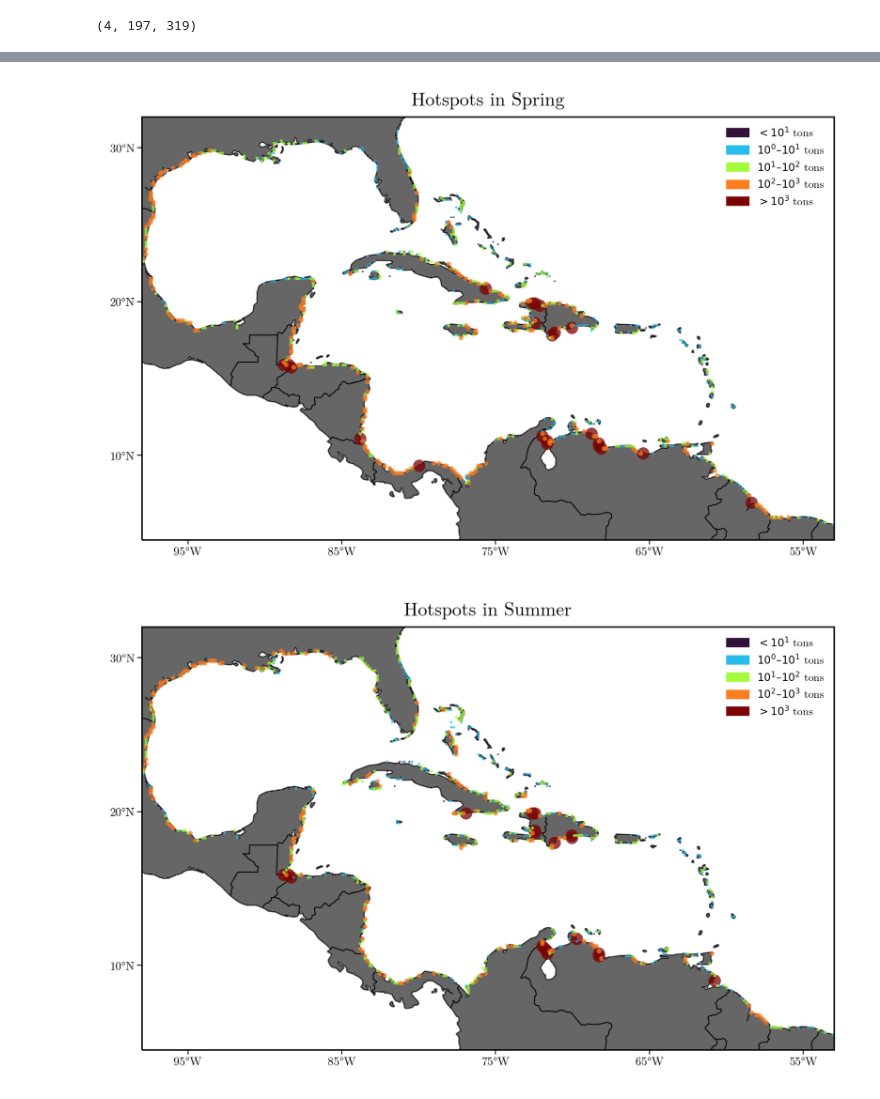
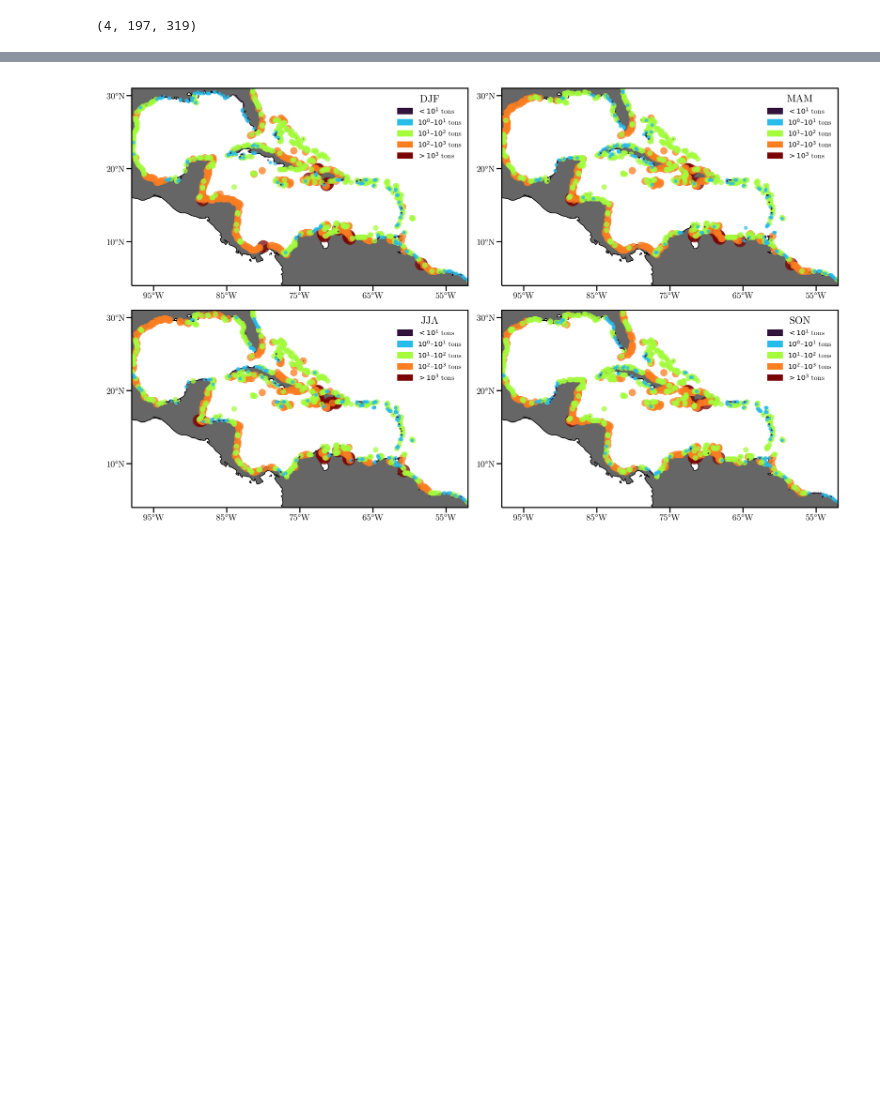
Before and after one commit to philippemiron/marine-litter-caribbean, a Jupyter notebook: notebooks/hotspots.ipynb, the cells around one changed output, grey strips where cells are left out. Cells and saved outputs as stored; diff of their text form; code cells hidden in the pictures; blank space fills up the shorter version.

```diff
--- a/notebooks/hotspots.ipynb
+++ b/notebooks/hotspots.ipynb
@@ -42,0 +169,3 @@ plt.rcParams["ytick.labelsize"] = 6
+# %%
+i = 10
+beachings.identify_beaching_c1(d[i], threshold_distance, period)
@@ -207,6 +482,6 @@ display(ds)
 # %%
 # plot
-ds = pd.read_csv('beachings_c1.csv', delimiter=', ', parse_dates=['release'])
+ds = pd.read_csv('beachings_c3.csv', delimiter=', ', parse_dates=['release'])
 ds['beached'] = [ds.release[i] + timedelta(days=int(ds.days.values[i])) for i in range(0, len(ds))]
 ds['season'] = [season(d) for d in ds.beached]
 # %%
@@ -292,7 +567,7 @@ np.max(beached_mass)
 # %%
 def radius(mass):
     categories = np.array([0, 10, 100, 1000, 10000, 100000])
-    size = np.array([0.3, 0.4, 0.5, 0.75, 1.5, 5])/5
+    size = np.array([0.75, 1.0, 2.0, 3.0, 4.0, 7.0])/8
     arg = np.array([np.argmin(np.abs(m-categories)) for m in mass])
     return arg+0.5, size[arg]
 # %%
@@ -386,66 +645,58 @@ array([32738.392, 27511.46 , 21138.43 , 23454.938])
 # %%
-seasons = ['Spring', 'Summer', 'Fall', 'Winter']
+seasons = ['DJF', 'MAM', 'JJA', 'SON']
 
 def radius_season(mass):
     categories = np.array([0, 10, 100, 1000, 10000])
-    size = np.array([0.3, 0.4, 0.5, 0.75, 2])/5
+    size = np.array([1.0, 2.0, 3.0, 4.0, 7.0])/8
     arg = np.array([np.argmin(np.abs(m-categories)) for m in mass])
     return arg+0.5, size[arg]
 # %%
-for s in [0,1,2,3]:
-    fig = plt.figure(dpi=300, figsize=(8,4))
-    ax = fig.add_subplot(1, 1, 1, projection=ccrs.PlateCarree(), aspect='equal')
+colors = []
+scaled_mass = []
 
-    ax.add_feature(cfeature.LAND, facecolor='0.4', zorder=1)
-    ax.add_feature(cfeature.COASTLINE, linewidth=0.25, zorder=1)
-    ax.add_feature(cfeature.BORDERS, linewidth=0.5, zorder=1)
+fig = plt.figure(dpi=300, figsize=(fs[0],0.6*fs[0]))
+axes = create_axis(fig, 2, 2, proj=ccrs.PlateCarree())
+
+for s, ax in enumerate(axes):
+    geo_map(ax)
 
     #a = ax.scatter(plon[nnz[1]], plat[nnz[0]],
     #           s=np.exp(beached_mass[nnz]/(0.20*np.nanmax(beached_mass))),
     #          c=beached_mass[nnz], lw=2, marker='o',
     #          )
 
     #nnz = np.where(beached_mass)
     #colors, scaled_mass = radius(beached_mass[nnz])
     nnz = np.where(coastal_beached_mass_seasons[s])
-    colors, scaled_mass = radius_season(coastal_beached_mass_seasons[s][nnz])
+    colors_s, scaled_mass_s = radius_season(coastal_beached_mass_seasons[s][nnz])
+
+    # list
+    colors.append(colors_s)
+    scaled_mass.append(scaled_mass_s)
 
     patches = []
-    for x1, y1, r in sorted(zip(plon[nnz[1]], plat[nnz[0]], scaled_mass), key = lambda x: x[2], reverse=True):
+    for x1, y1, r in sorted(zip(plon[nnz[1]], plat[nnz[0]], scaled_mass_s), key = lambda x: x[2], reverse=True):
         circle = Circle((x1, y1), r)
         #circle = Wedge((x1, y1), r, 0, 360, width=0.1)
         patches.append(circle)
 
-    cmap = plt.cm.turbo
+    cmap_name = plt.cm.turbo
 
     p = PatchCollection(patches, alpha=0.75, cmap=cmap_name)
-    p.set_array(sorted(colors, reverse=True))
-    p.set_clim([np.min(colors), np.max(colors)])
+    p.set_array(sorted(colors_s, reverse=True))
+    p.set_clim([np.min(colors_s), np.max(colors_s)])
     ax.add_collection(p)
 
-    ax.set_xlim([-98, -53])
-    ax.set_ylim([4.5, 32])
-    ax.set_xticks([-95, -85,-75,-65,-55], crs=ccrs.PlateCarree())
-    ax.set_yticks([10,20,30], crs=ccrs.PlateCarree())
-
-    #ax.set_xlim([-86, -85])
-    #ax.set_ylim([29, 31])
-
-    ax.xaxis.set_major_formatter(LongitudeFormatter())
-    ax.yaxis.set_major_formatter(LatitudeFormatter())
-
-    ax.set_title(f"Hotspots in {seasons[s]}")
-
-    #fig.colorbar(p)
+    #ax.set_title(f"Hotspots in {seasons[s]}")
 
     handles = []
-    handles.append(Polygon([(0,0),(5,0)], color=cmap(p.norm(np.min(colors))), label=f'$<10^{1}$ tons'))
-    for i,c in enumerate(np.unique(colors)[1:-1]):
-        handles.append(Polygon([(0,0),(10,0),(0,-10)], color=cmap(p.norm(c)), label=f'$10^{i}–10^{i+1}$ tons'))
-    handles.append(Polygon([(0,0),(10,0),(0,-10)], color=cmap(p.norm(np.max(colors))), label=f'$>10^{i+1}$ tons'))
+    handles.append(Polygon([(0,0),(5,0)], color=cmap_name(p.norm(np.min(colors_s))), label=f'$<10^{1}$ tons'))
+    for i,c in enumerate(np.unique(colors_s)[1:-1]):
+        handles.append(Polygon([(0,0),(10,0),(0,-10)], color=cmap_name(p.norm(c)), label=f'$10^{i}–10^{i+1}$ tons'))
+    handles.append(Polygon([(0,0),(10,0),(0,-10)], color=cmap_name(p.norm(np.max(colors_s))), label=f'$>10^{i+1}$ tons'))
     ax.legend(handles=handles, frameon=False, fontsize='x-small')
+    ax.get_legend().set_title(seasons[s])
 
-    fig.savefig(f'hotspot_{seasons[s]}.png', bbox_inches='tight', format='png', dpi=600)
+fig.savefig(f'figures/hotspot_seasonality_c3.png', format='png', dpi=600)
 # %% [output]
-[figure, old version]
+[figure, new version]
-[figure, removed]
```
Also changed, not shown: parts of 38 cells of this notebook, 16 other files.
